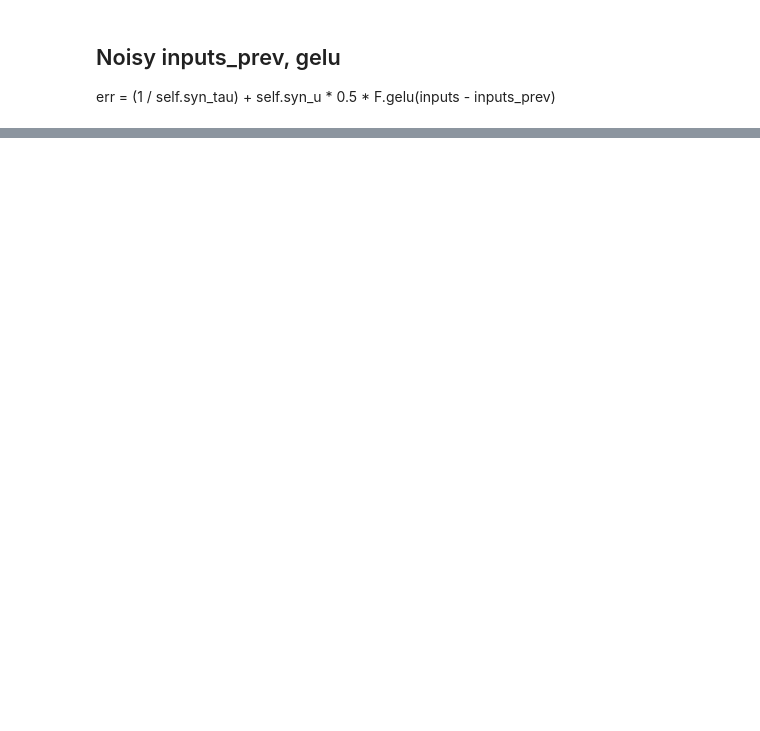
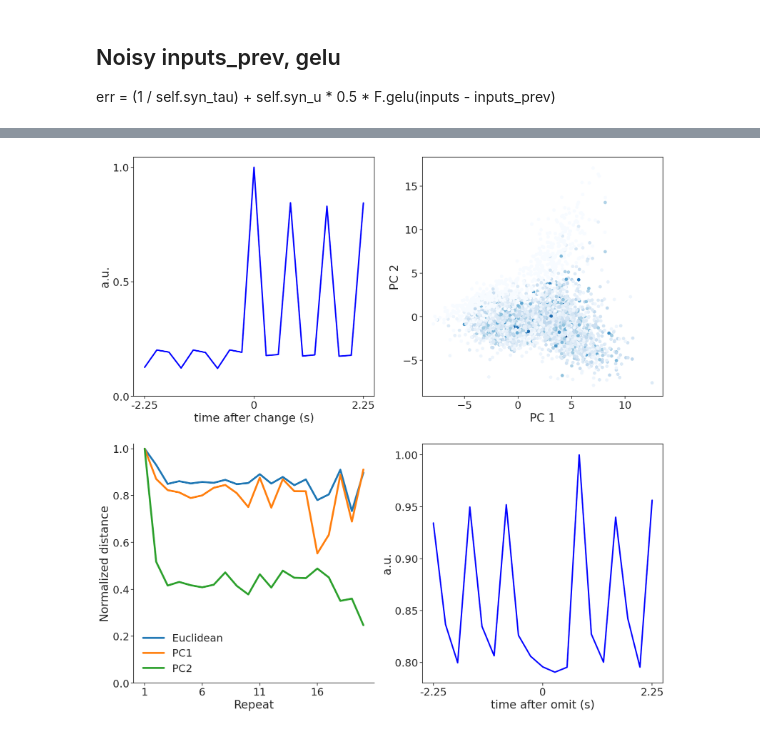
Before and after one commit to FishAres/STSPNet, a Jupyter notebook: notebooks/test.ipynb, the cells around one changed output, grey strips where cells are left out. Drawn from its saved outputs; the diff is of its cells as text; code cells hidden in the pictures; blank space fills up the shorter version.

```diff
--- a/notebooks/test.ipynb
+++ b/notebooks/test.ipynb
@@ -55,0 +77,5 @@ plot_model_tings(result_path)
+# %%
+result_path = "RESULT/STPRNN/STPRNN_A_1.pkl"
+plot_model_tings(result_path)
+# %% [output]
+[figure, added]
```
Also changed, not shown: parts of 12 cells of this notebook, 15 other files.
